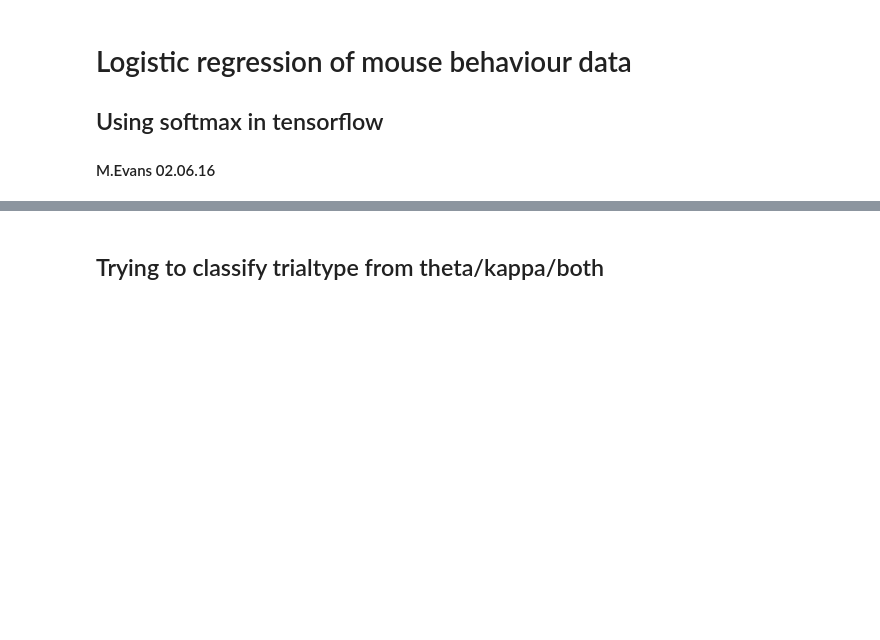
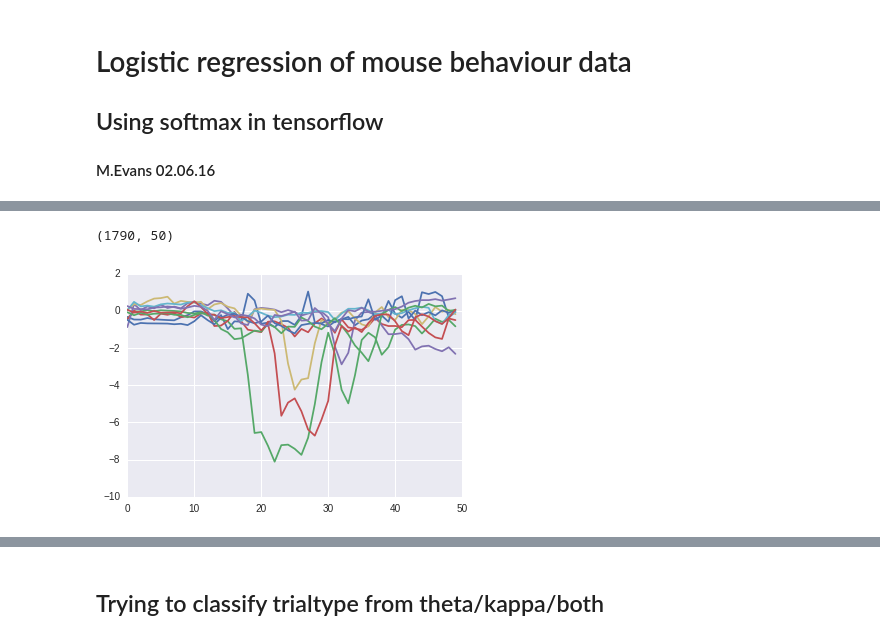
Before and after one commit to mathewzilla/whiskfree, a Jupyter notebook: tf/softmax_tf.ipynb, the cells around one changed output, grey strips where cells are left out. Saved outputs shown, nothing was run; the diff lists cells and outputs as text; code cells hidden in the pictures; blank space fills up the shorter version.

```diff
--- a/tf/softmax_tf.ipynb
+++ b/tf/softmax_tf.ipynb
@@ -36,0 +39,12 @@ Successfully installed scipy-0.17.1 seaborn-0.7.0
+# %%
+kappa_r = np.array([[resample(kappa.values.squeeze()[i,950:1440],50)] for i in range(0,kappa.shape[0])])
+kappa_r = zscore(kappa_r.squeeze(),axis=None)
+print(kappa_r.shape)
+_ = plt.plot(kappa_r[:10].T)
+# _ = plt.plot(zscore(kappa_r[:10],axis=1).T)
+# fig,ax = plt.subplots(1,2)
+# ax[0].imshow(zscore(kappa_r,axis=None),aspect=float(50/1790),cmap='seismic')
+# ax[1].imshow(kappa_r,aspect=float(50/1790),cmap='seismic')
+# %% [output]
+(1790, 50)
+[figure, added]
```
Also changed, not shown: parts of 23 cells of this notebook, 2 other files.
